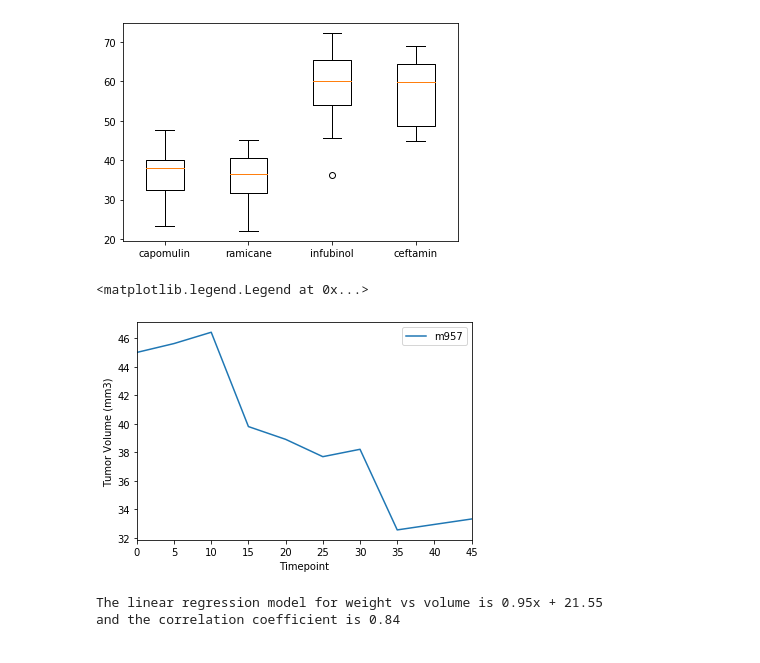
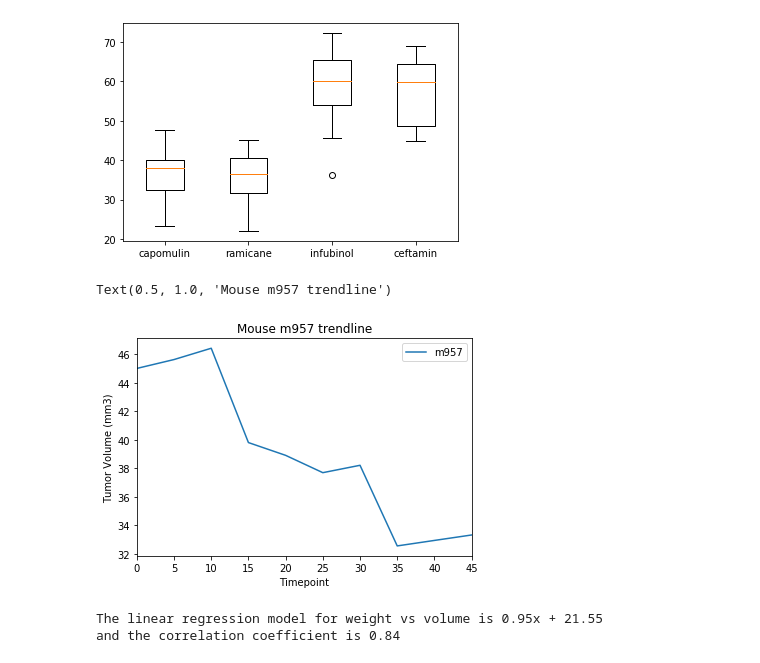
Before and after one commit to wonderbug2020/matplotlib-challenge, a Jupyter notebook: Main2.ipynb, the cells around one changed output. Cells and saved outputs as stored; diff of their text form; code cells hidden in the pictures.

```diff
--- a/main1.ipynb
+++ b/Main2.ipynb
@@ -160,16 +136,17 @@ plt.xticks([1,2,3,4],['capomulin','ramicane','infubinol','ceftamin'])
 # %%
 #Generate a line plot of time point versus tumor volume for a single mouse treated with Capomulin.
 #using a rng I picked m957 as my mouse to track and need to filter a dataframe with just her data
 m957_filter = study_metadata['Mouse ID'] == "m957"
 m957_df = study_metadata[m957_filter]
 
 #Now to plot this data
 m957_df.plot('Timepoint','Tumor Volume (mm3)')
 plt.ylabel('Tumor Volume (mm3)')
 plt.legend(['m957'])
+plt.title("Mouse m957 trendline")
 # %% [output]
-<matplotlib.legend.Legend at 0x...>
+Text(0.5, 1.0, 'Mouse m957 trendline')
-[figure, old version]
+[figure, new version]
 # %%
 #for this next part we are to create a scatter plot of the weight vs tumor volume for mice on the capomulin drug
 #First we need to filter the original dataframe for only the requested drug. this is different from our previous filter
```
Also changed, not shown: parts of 5 cells of this notebook.
